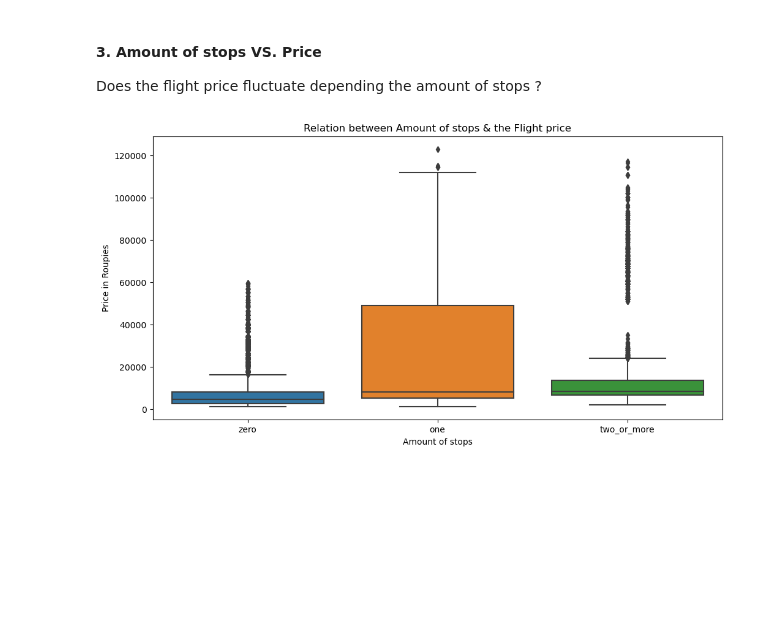
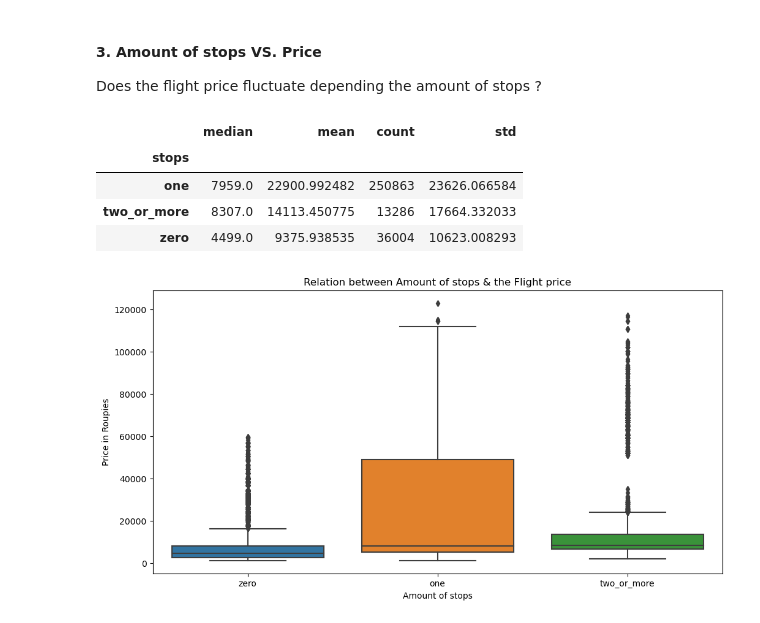
Before and after one commit to Binardino/ML---Flight-Price-Prediction, a Jupyter notebook: notebook/notebook_flight_price.ipynb, the cells around one changed output. Cells and saved outputs as stored; diff of their text form; code cells hidden in the pictures; blank space fills up the shorter version.

```diff
--- a/notebook/notebook_flight_price.ipynb
+++ b/notebook/notebook_flight_price.ipynb
@@ -358,6 +360,15 @@ plt.show()
 #### 3. Amount of stops VS. Price
 
 Does the flight price fluctuate depending the amount of stops ?
+# %%
+#let's check basic distribution of stops
+df.groupby("stops")["price"].agg(["median", "mean", "count", "std"])
+# %% [output]
+|  | median | mean | count | std |
+| stops |  |  |  |  |
+| one | 7959.0 | 22900.992482 | 250863 | 23626.066584 |
+| two_or_more | 8307.0 | 14113.450775 | 13286 | 17664.332033 |
+| zero | 4499.0 | 9375.938535 | 36004 | 10623.008293 |
 # %%
 #relation between amount of stops & price
 plt.figure(figsize=(12,6))
```
Also changed, not shown: parts of 12 cells of this notebook.
